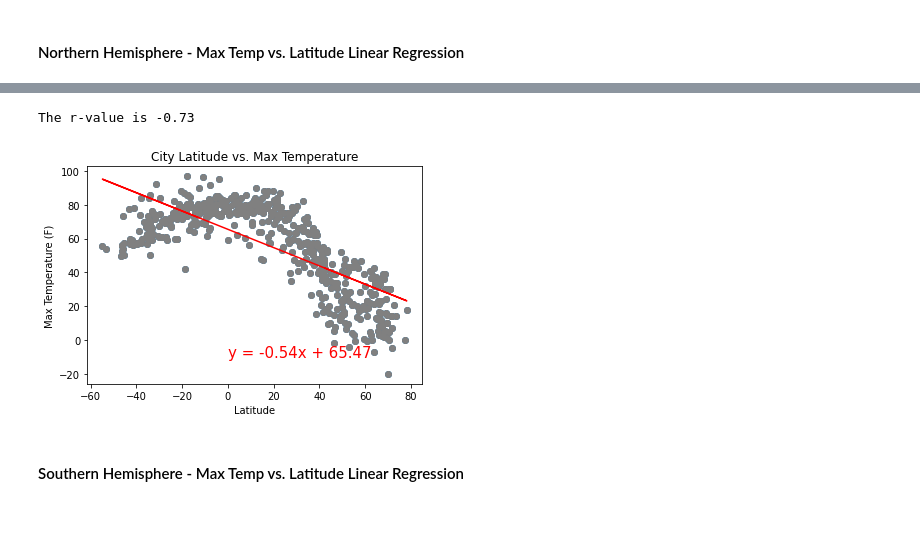
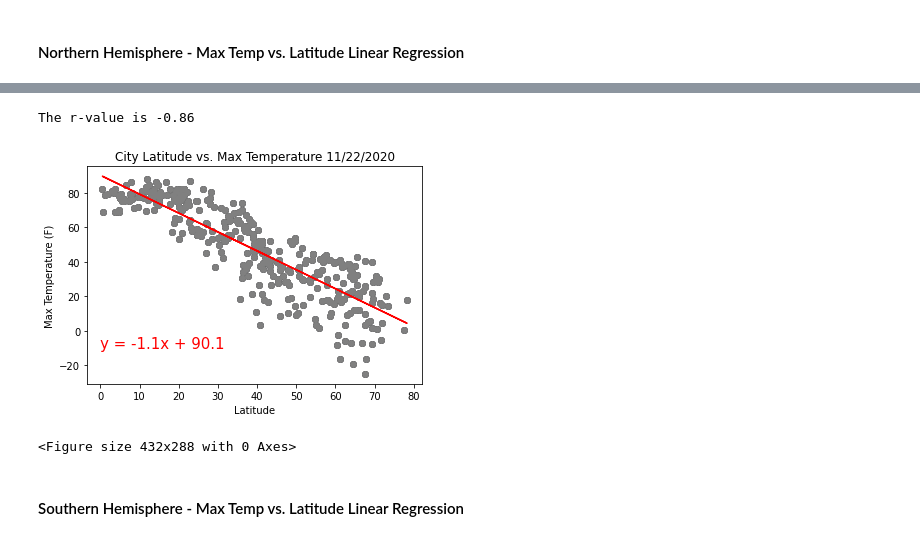
Before and after one commit to jessicaramosmolina/python-api-challenge, a Jupyter notebook: starter_code/WeatherPy.ipynb, the cells around one changed output, grey strips where cells are left out. Drawn from its saved outputs; the diff is of its cells as text; code cells hidden in the pictures.

```diff
--- a/starter_code/WeatherPy.ipynb
+++ b/starter_code/WeatherPy.ipynb
@@ -169,6 +157,10 @@ Processing Record 615 | vilhena
 * Export the city data into a .csv.
 * Display the DataFrame
 # %%
+from datetime import datetime
+thistime = datetime.now().strftime("%m/%d/%Y")
+print(thistime)
+
 #convert raw data to DataFrame
 weather_df = pd.DataFrame({
     "City": city_name,
@@ -178,7 +170,8 @@ weather_df = pd.DataFrame({
     "Humidity" : humidity,
     "Cloudiness" : cloudiness,
     "Wind Speed (mph)": wind_speed,
-    "Country": country
+    "Country": country,
+    "Date": thistime
 })
 weather_df.head(10)
 # %% [output]
@@ -314,14 +318,19 @@ Text(0, 0.5, 'Cloudiness (%)')
 # %% [markdown]
 ## Latitude vs. Wind Speed Plot
 # %%
+from datetime import datetime
+thistime = datetime.now().strftime("%m/%d/%Y")
+print(thistime)
+
 x_axis = weather_df['Lat']
 y_axis = weather_df['Wind Speed (mph)']
 
 # making a scatter plot
-plt.scatter(x_axis, y_axis, marker='o')
+plt.scatter(x_axis, y_axis, edgecolors='black')
 
 # giving the name to the x and y label
-plt.title('City Latitude vs. Wind Speed (mph)')
+plt.title('City Latitude vs. Wind Speed (mph) ' + thistime)
 plt.xlabel('Latitude')
 plt.ylabel('Wind Speed (mph))')
+plt.savefig('Latitude_vs_wind_speed.jpg')
 # %% [output]
@@ -331,3 +340,7 @@ Text(0, 0.5, 'Wind Speed (mph))')
 ## Linear Regression
 # %% [markdown]
 ####  Northern Hemisphere - Max Temp vs. Latitude Linear Regression
+# %%
+#create a new dataframe with northern hemisphere only
+north_df = weather_df.loc[weather_df['Lat'] >= 0]
+north_df
@@ -334,29 +361,31 @@ Text(0, 0.5, 'Wind Speed (mph))')
 # %%
-x_axis = weather_df['Lat']
-y_axis = weather_df['Max Temp']
+x_axis = north_df['Lat']
+y_axis = north_df['Max Temp']
 
 # making a scatter plot
-plt.scatter(x_axis, y_axis, marker='o')
+plt.scatter(x_axis, y_axis, edgecolors='black')
 
 # giving the name to the x and y label
-plt.title('City Latitude vs. Max Temperature')
+plt.title('City Latitude vs. Max Temperature ' + thistime)
 plt.xlabel('Latitude')
 plt.ylabel('Max Temperature (F)')
 
 #finding the correlation
 correlation = st.pearsonr(x_axis, y_axis)
 correlation
 print(f"The r-value is {round(correlation[0],2)}")
 
 (slope, intercept, rvalue, pvalue, stderr) = linregress(x_axis, y_axis)
 regress_values = x_axis * slope + intercept
 line_eq = "y = " + str(round(slope,2)) + "x + " + str(round(intercept,2))
 plt.annotate(line_eq,(0,-10),fontsize=15,color="red")
 plt.scatter(x_axis, y_axis, facecolor='grey')
 plt.plot(x_axis,regress_values,"r-")
 plt.show()
+plt.savefig('linreg_north_latitude_vs_temperature.jpg')
 # %% [output]
-The r-value is -0.73
+The r-value is -0.86
-[figure, old version]
+[figure, new version]
+<Figure size 432x288 with 0 Axes>
 # %% [markdown]
 ####  Southern Hemisphere - Max Temp vs. Latitude Linear Regression
```
Also changed, not shown: parts of 25 cells of this notebook, 13 other files.
